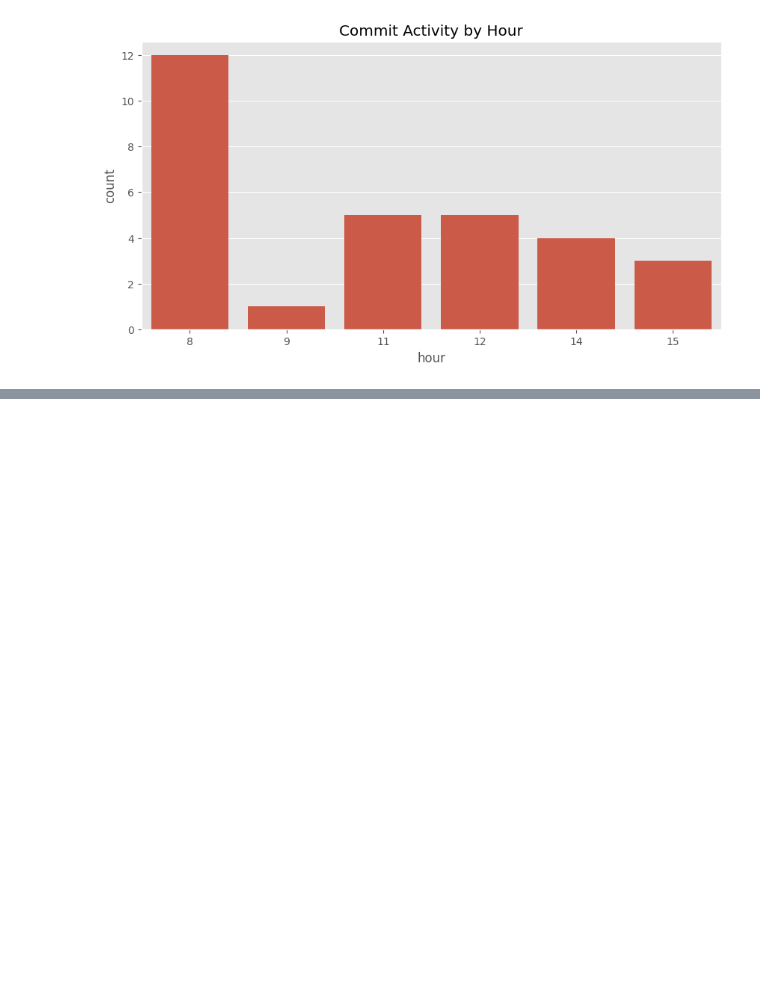
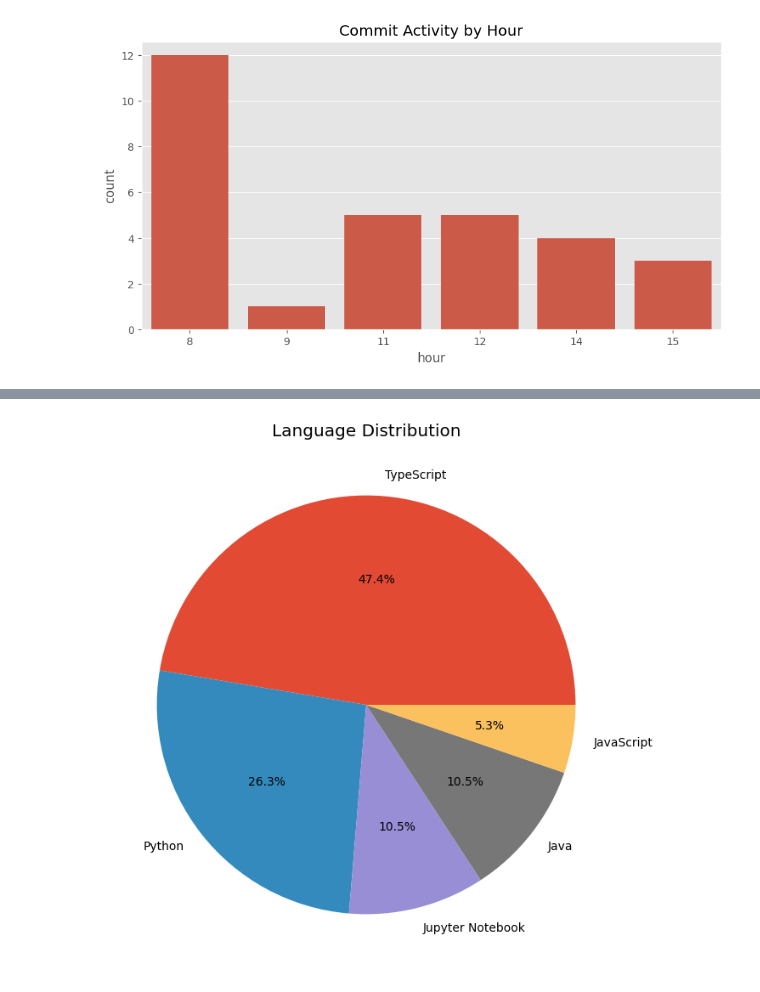
Before and after one commit to Abhiix0/github-insights-engine, a Jupyter notebook: notebooks/analysis.ipynb, the cells around one changed output, grey strips where cells are left out. Cells and saved outputs as stored; diff of their text form; code cells hidden in the pictures; blank space fills up the shorter version.

```diff
--- a/notebooks/analysis.ipynb
+++ b/notebooks/analysis.ipynb
@@ -267,0 +356,16 @@ plt.show()
+# %%
+language_counts = df["language"].value_counts()
+
+plt.figure(figsize=(8, 8))
+
+plt.pie(
+    language_counts,
+    labels=language_counts.index,
+    autopct="%1.1f%%"
+)
+
+plt.title("Language Distribution")
+
+plt.show()
+# %% [output]
+[figure, added]
```
Also changed, not shown: parts of 6 cells of this notebook.
